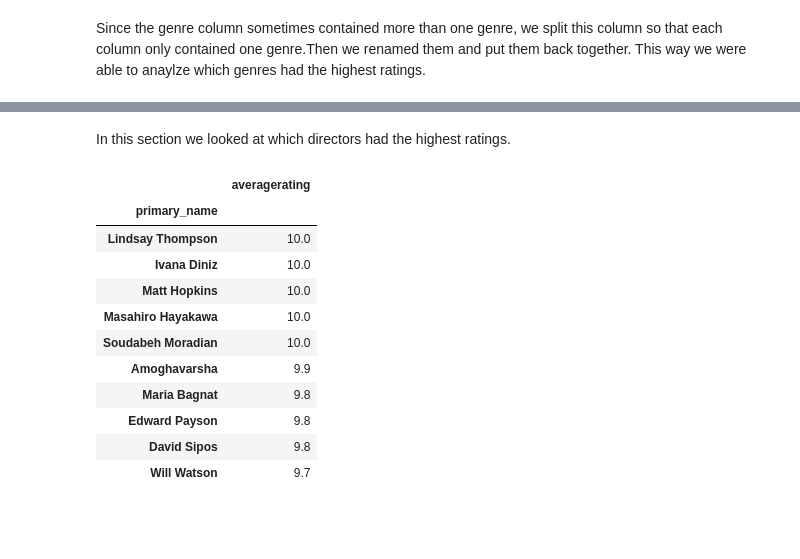
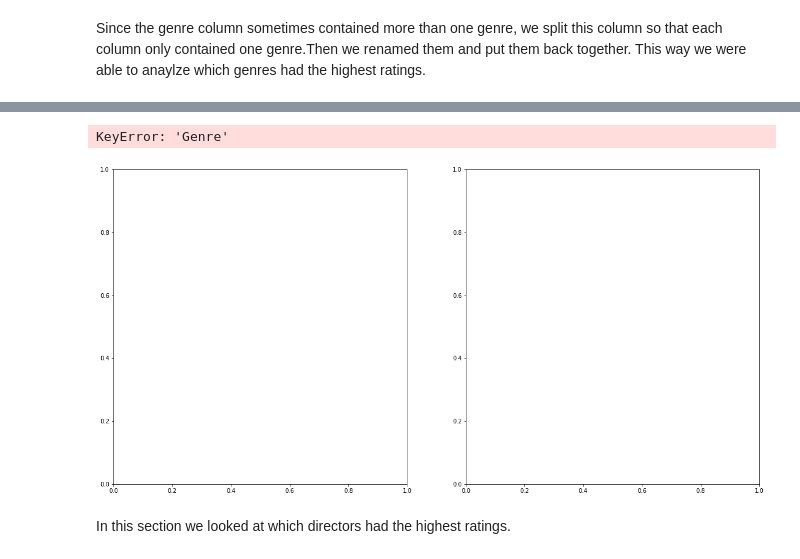
Before and after one commit to halemade/film_recommendations, a Jupyter notebook: explore_data.ipynb, the cells around one changed output, grey strips where cells are left out. Saved outputs shown, nothing was run; the diff lists cells and outputs as text; code cells hidden in the pictures; blank space fills up the shorter version.

```diff
--- a/explore_data.ipynb
+++ b/explore_data.ipynb
@@ -108,0 +108,6 @@ See the caveats in the documentation: https://pandas.pydata.org/pandas-docs/stab
+# %%
+genre_rating_mean=genre_rating.groupby(genre_rating['Genre']).mean().sort_values(by=['averagerating'],ascending=False).head(15)
+genre_rating_mean
+#ax=sns.barplot(x="Genre", y="averagerating", data=genre_rating_mean)
+#genre_rating_mean
+#sns.boxplot(x="Genre", y="averagerating", data=genre_rating)
@@ -108,0 +147,26 @@ See the caveats in the documentation: https://pandas.pydata.org/pandas-docs/stab
+# %%
+fig, (ax1, ax2) = plt.subplots(ncols=2, figsize=(20, 10))
+ax1.bar(
+    x=genre_rating_mean["Genre"],
+    height=genre_rating_mean["averagerating"],
+    alpha=0.3,
+    color='cyan'
+)
+
+ax1.set_xlabel("Genre")
+ax1.set_ylabel("Mean User Rating")
+ax1.set_title("Top 10 Genres With the Highest Mean Rating")
+
+ax2.bar(
+    x=genre_rating_median["Genre"],
+    height=genre_rating_median["averageraring"],
+    alpha=0.3,
+    color='red'
+)
+
+ax2.set_xlabel("Genre")
+ax2.set_ylabel("Median User Rating")
+ax2.set_title("Top 10 Genres With the Highest Mean Rating");
+# %% [output]
+KeyError: 'Genre'
+[figure, added]
@@ -114,17 +181,4 @@ imdb_job[['Director','Director2','Director3']]=imdb_job.primary_profession.str.s
 imdb_job_director=imdb_job[imdb_job['primary_profession'].str.contains('director')]
 imdb_job_director_name=imdb_job_director[['averagerating','primary_name']]
 imdb_job_director_name=imdb_job_director_name.groupby(['primary_name']).mean().sort_values('averagerating',ascending=False)
-imdb_job_director_name.head(10)
+imdb_job_director_name.head(10).plot()
-# %% [output]
-|  | averagerating |
-| primary_name |  |
-| Lindsay Thompson | 10.0 |
-| Ivana Diniz | 10.0 |
-| Matt Hopkins | 10.0 |
-| Masahiro Hayakawa | 10.0 |
-| Soudabeh Moradian | 10.0 |
-| Amoghavarsha | 9.9 |
-| Maria Bagnat | 9.8 |
-| Edward Payson | 9.8 |
-| David Sipos | 9.8 |
-| Will Watson | 9.7 |
```
Also changed, not shown: parts of 12 cells of this notebook.
